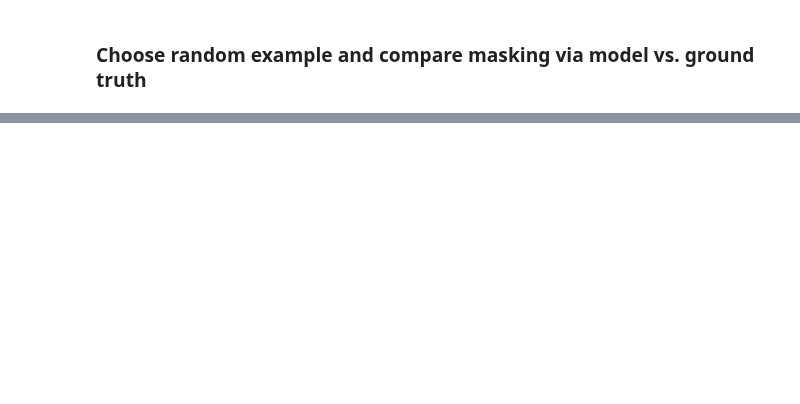
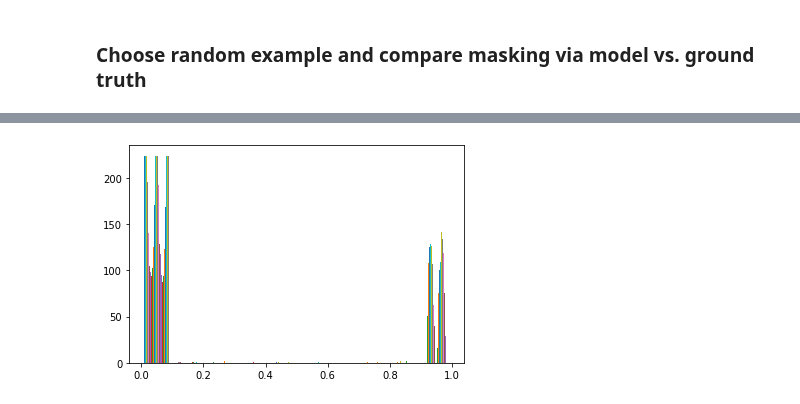
Before and after one commit to karencfisher/COVID19, a Jupyter notebook: notebooks/Unet.ipynb, the cells around one changed output, grey strips where cells are left out. Cells and saved outputs as stored; diff of their text form; code cells hidden in the pictures; blank space fills up the shorter version.

```diff
--- a/notebooks/Unet.ipynb
+++ b/notebooks/Unet.ipynb
@@ -264,0 +264,4 @@ plt.show()
+# %%
+plt.hist(masks[2, :, :, 0]);
+# %% [output]
+[figure, added]
```
Also changed, not shown: parts of 11 cells of this notebook.
